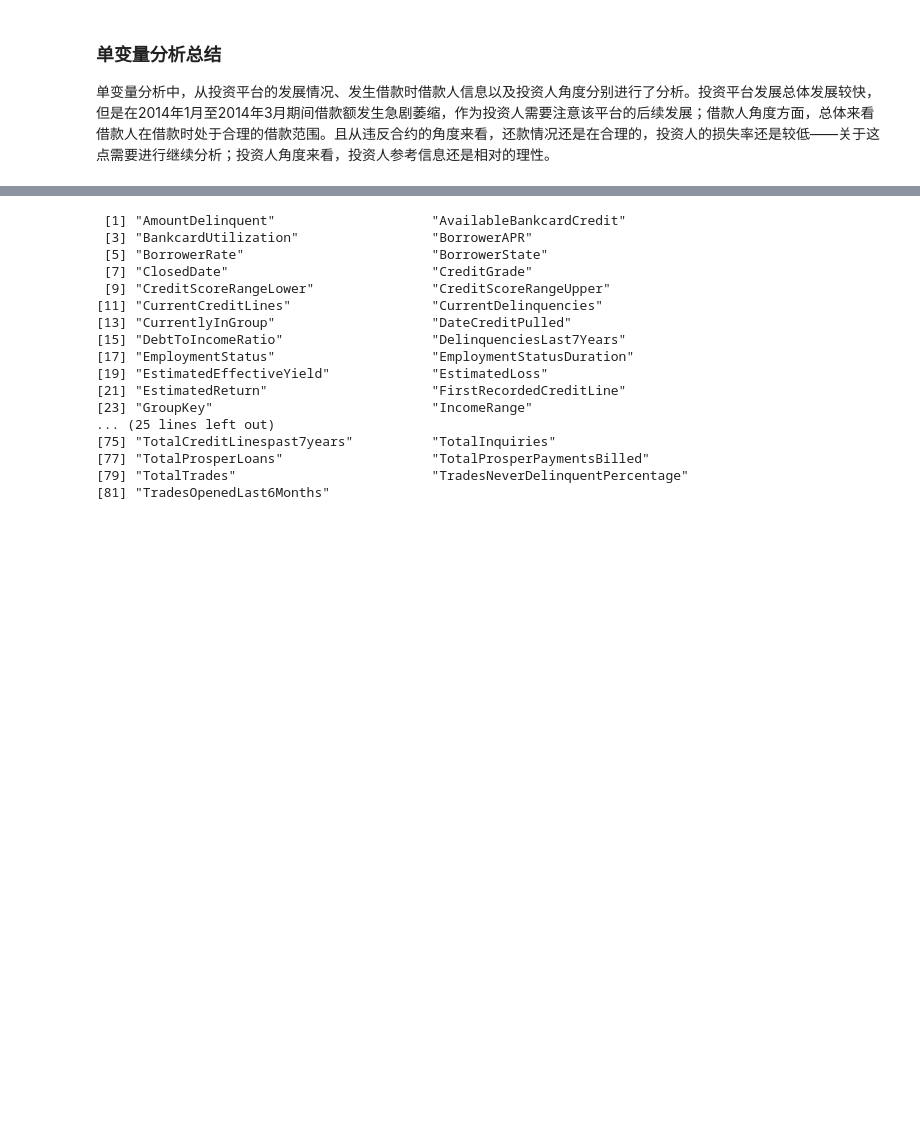
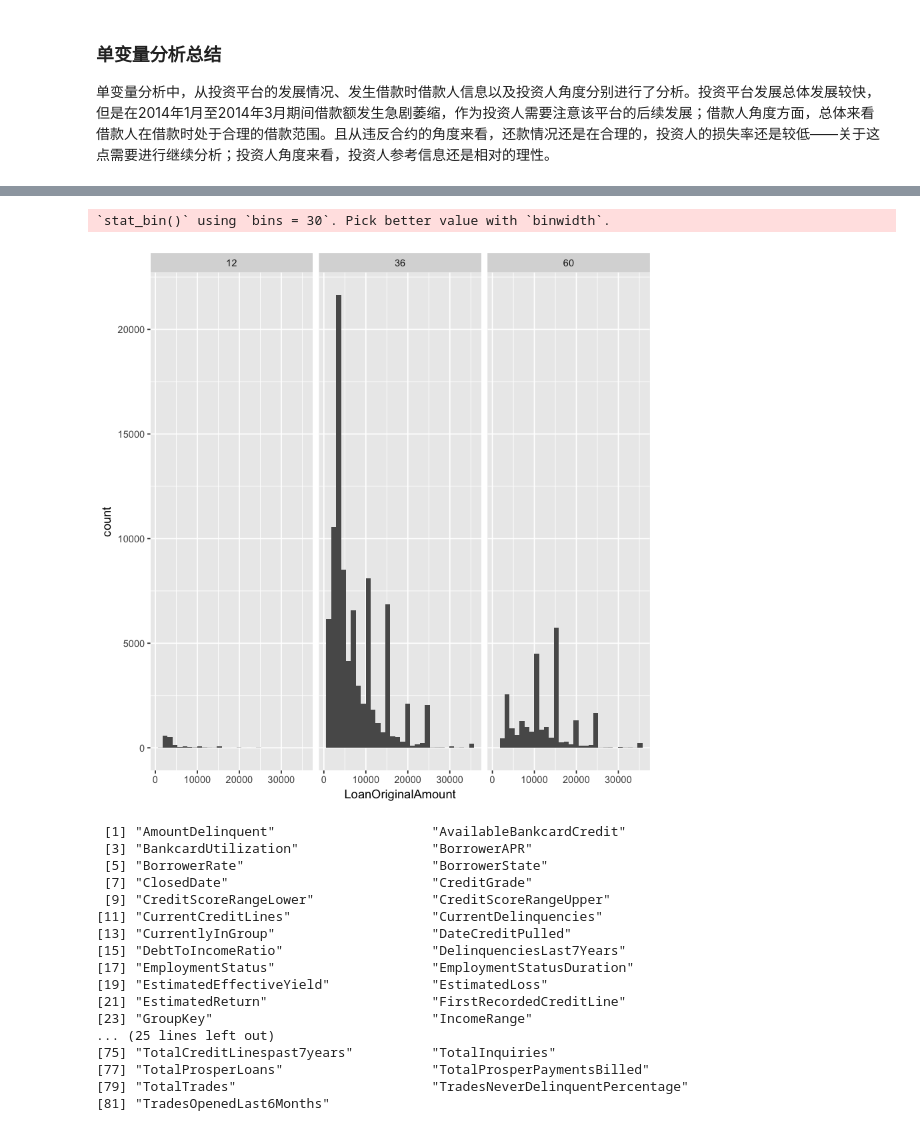
Before and after one commit to ZenRay/DataAnalysisAndSummary, a Jupyter notebook: ProsperEDA.ipynb, the cells around one changed output, grey strips where cells are left out. Cells and saved outputs as stored; diff of their text form; code cells hidden in the pictures; blank space fills up the shorter version.

```diff
--- a/ProsperEDA.ipynb
+++ b/ProsperEDA.ipynb
@@ -405,3 +519,10 @@ ggplot(aes(LoanOriginalAmount), data=subset(rawprosper, ProsperRatingAlpha!="NA"
+# %%
+ggplot(aes(LoanOriginalAmount), data=rawprosper) +
+    geom_histogram() +
+    facet_wrap(~Term)
+# %% [output]
+`stat_bin()` using `bins = 30`. Pick better value with `binwidth`.
+[figure, added]
 # %%
 sort(names(rawprosper))
 # %% [output]
```
Also changed, not shown: parts of 13 cells of this notebook.
